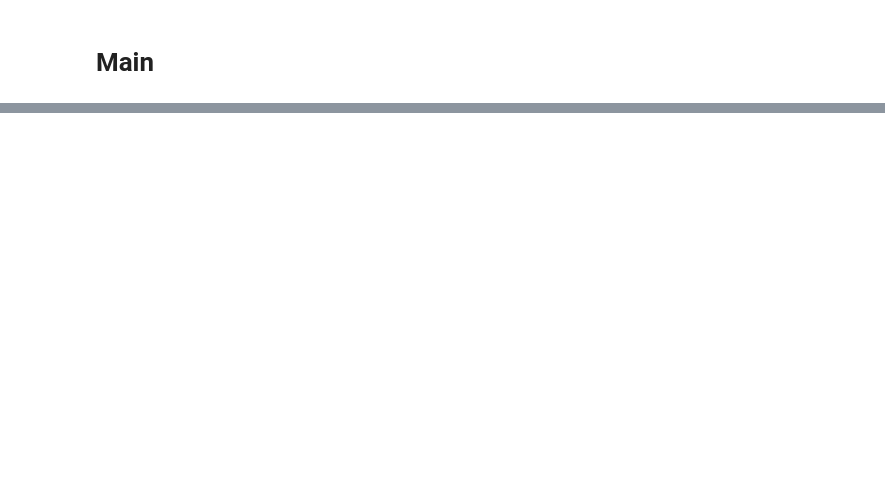
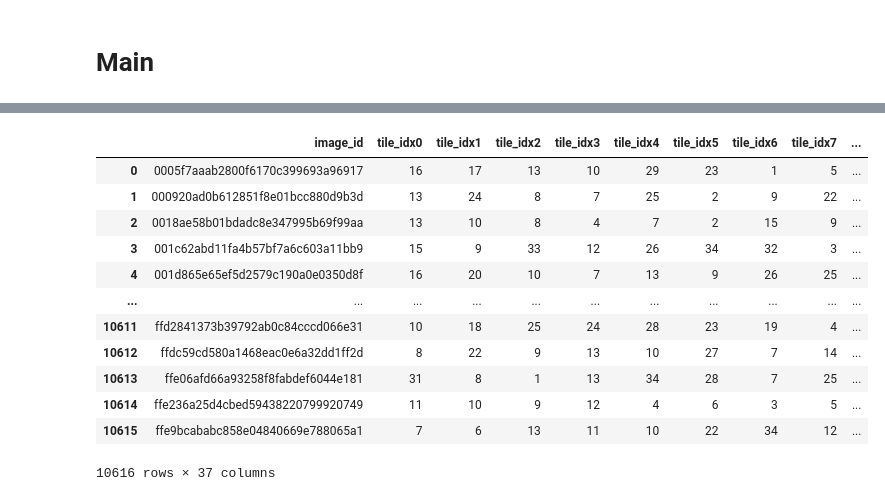
Before and after one commit to Naoki1101/kaggle-panda, a Jupyter notebook: notebooks/Grad-CAM.ipynb, the cells around one changed output, grey strips where cells are left out. Drawn from its saved outputs; the diff is of its cells as text; code cells hidden in the pictures; blank space fills up the shorter version.

```diff
--- a/notebooks/Grad-CAM.ipynb
+++ b/notebooks/Grad-CAM.ipynb
@@ -124,0 +156,16 @@ val_x.iloc[:20]
+# %%
+pd.read_csv('../data/input/tile_sort.csv')
+# %% [output]
+|  | image_id | tile_idx0 | tile_idx1 | tile_idx2 | tile_idx3 | tile_idx4 | tile_idx5 | tile_idx6 | tile_idx7 | ... |
+| 0 | 0005f7aaab2800f6170c399693a96917 | 16 | 17 | 13 | 10 | 29 | 23 | 1 | 5 | ... |
+| 1 | 000920ad0b612851f8e01bcc880d9b3d | 13 | 24 | 8 | 7 | 25 | 2 | 9 | 22 | ... |
+| 2 | 0018ae58b01bdadc8e347995b69f99aa | 13 | 10 | 8 | 4 | 7 | 2 | 15 | 9 | ... |
+| 3 | 001c62abd11fa4b57bf7a6c603a11bb9 | 15 | 9 | 33 | 12 | 26 | 34 | 32 | 3 | ... |
+| 4 | 001d865e65ef5d2579c190a0e0350d8f | 16 | 20 | 10 | 7 | 13 | 9 | 26 | 25 | ... |
+| ... | ... | ... | ... | ... | ... | ... | ... | ... | ... | ... |
+| 10611 | ffd2841373b39792ab0c84cccd066e31 | 10 | 18 | 25 | 24 | 28 | 23 | 19 | 4 | ... |
+| 10612 | ffdc59cd580a1468eac0e6a32dd1ff2d | 8 | 22 | 9 | 13 | 10 | 27 | 7 | 14 | ... |
+| 10613 | ffe06afd66a93258f8fabdef6044e181 | 31 | 8 | 1 | 13 | 34 | 28 | 7 | 25 | ... |
+| 10614 | ffe236a25d4cbed59438220799920749 | 11 | 10 | 9 | 12 | 4 | 6 | 3 | 5 | ... |
+| 10615 | ffe9bcababc858e04840669e788065a1 | 7 | 6 | 13 | 11 | 10 | 22 | 34 | 12 | ... |
+10616 rows × 37 columns
```
Also changed, not shown: parts of 7 cells of this notebook, 6 other files.
